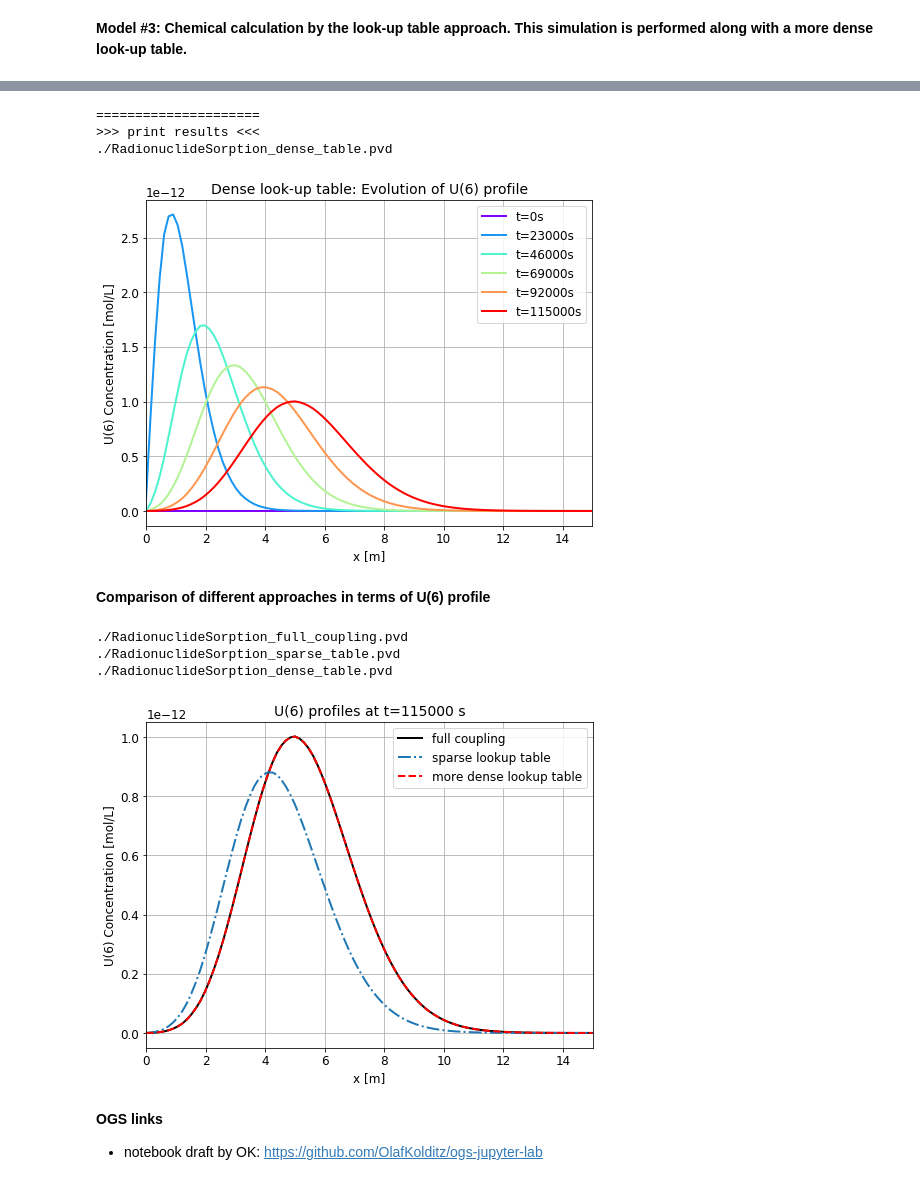
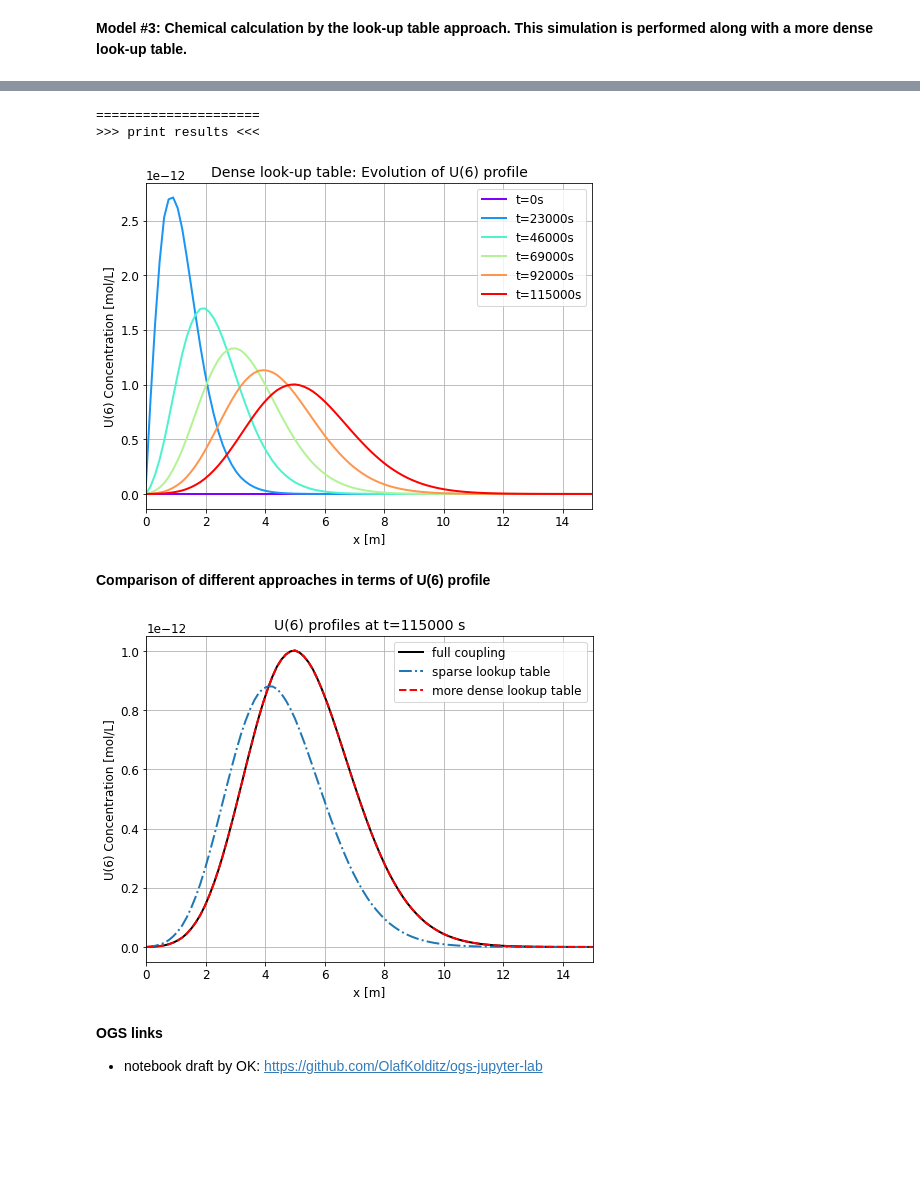
Before and after one commit to OlafKolditz/ogs-jupyter-lab, a Jupyter notebook: icross-model-chain/UraniumSorption/ogs-jupyter-lab-icross-uranium-transport-sorption.ipynb, the cells around one changed output, grey strips where cells are left out. Drawn from its saved outputs; the diff is of its cells as text; code cells hidden in the pictures; blank space fills up the shorter version.

```diff
--- a/icross-model-chain/UraniumSorption/ogs-jupyter-lab-icross-uranium-transport-sorption.ipynb
+++ b/icross-model-chain/UraniumSorption/ogs-jupyter-lab-icross-uranium-transport-sorption.ipynb
@@ -120,7 +118,7 @@ Execution took 0.38753175735473633 s
 print("=====================")
 print(">>> print results <<<")
 
-pvdfile=vtuIO.PVDIO(".", "RadionuclideSorption_dense_table.pvd", dim=1)
+pvdfile=vtuIO.PVDIO("./dense_lookup_table/RadionuclideSorption_dense_table.pvd", dim=1)
 
 xaxis =  [(i,0,0) for i in np.linspace(start=0.0, stop=15, num=100)]
 r_x = np.array(xaxis)[:,0]
@@ -128,7 +126,7 @@ time = [0,23000,46000,69000,92000,115000]
 
 color=iter(cm.rainbow(np.linspace(0,1,len(time))))
 for t, color in zip(time, color):
-    function_xaxis_t = pvdfile.read_point_set_data(t, 'U(6)', pointsetarray=xaxis)
+    function_xaxis_t = pvdfile.read_set_data(t, 'U(6)', pointsetarray=xaxis)
     plt.plot(r_x, function_xaxis_t/1000, label='t={}s'.format(t), color=color)
 
 plt.title("Dense look-up table: Evolution of U(6) profile")
@@ -145,46 +143,42 @@ plt.show()
 # %% [output]
 =====================
 >>> print results <<<
-./RadionuclideSorption_dense_table.pvd
-[figure, old version]
+[figure, new version]
 # %% [markdown]
 **Comparison of different approaches in terms of U(6) profile**
 # %%
-pvd_full_coupling=vtuIO.PVDIO(".", "RadionuclideSorption_full_coupling.pvd", dim=1)
-pvd_sparse_table=vtuIO.PVDIO(".", "RadionuclideSorption_sparse_table.pvd", dim=1)
-pvd_dense_table=vtuIO.PVDIO(".", "RadionuclideSorption_dense_table.pvd", dim=1)
+pvd_full_coupling=vtuIO.PVDIO("./full_coupling/RadionuclideSorption_full_coupling.pvd", dim=1)
+pvd_sparse_table=vtuIO.PVDIO("./sparse_lookup_table/RadionuclideSorption_sparse_table.pvd", dim=1)
+pvd_dense_table=vtuIO.PVDIO("./dense_lookup_table/RadionuclideSorption_dense_table.pvd", dim=1)
 
 xaxis =  [(i,0,0) for i in np.linspace(start=0.0, stop=15, num=100)]
 r_x = np.array(xaxis)[:,0]
 
 time = 115000
 
-func_full_coupling = pvd_full_coupling.read_point_set_data(time, 'U(6)', pointsetarray=xaxis)
-func_sparse_table = pvd_sparse_table.read_point_set_data(time, 'U(6)', pointsetarray=xaxis)
-func_dense_table = pvd_dense_table.read_point_set_data(time, 'U(6)', pointsetarray=xaxis)
+func_full_coupling = pvd_full_coupling.read_set_data(time, 'U(6)', pointsetarray=xaxis)
+func_sparse_table = pvd_sparse_table.read_set_data(time, 'U(6)', pointsetarray=xaxis)
+func_dense_table = pvd_dense_table.read_set_data(time, 'U(6)', pointsetarray=xaxis)
 
 plt.plot(r_x, func_full_coupling/1000, label='full coupling', color='k')
 plt.plot(r_x, func_sparse_table/1000, label='sparse lookup table', linestyle='-.')
 plt.plot(r_x, func_dense_table/1000, label='more dense lookup table', linestyle='--', color='r')
 
 title_str="U(6) profiles at t={} s".format(time)
 plt.title(title_str)
 
 #plt.xscale('log')
 plt.xlim(0,15)
 plt.xlabel('x [m]')
 plt.ylabel('U(6) Concentration [mol/L]')
 
 plt.legend()
 plt.grid()
 
 #plt.savefig("profile_dense_table.png")
 plt.show()
 # %% [output]
-./RadionuclideSorption_full_coupling.pvd
-./RadionuclideSorption_sparse_table.pvd
-./RadionuclideSorption_dense_table.pvd
-[figure, old version]
+[figure, new version]
 # %% [markdown]
 **OGS links**
 - notebook draft by OK: https://github.com/OlafKolditz/ogs-jupyter-lab
```
Also changed, not shown: parts of 5 cells of this notebook, 1 other file.
